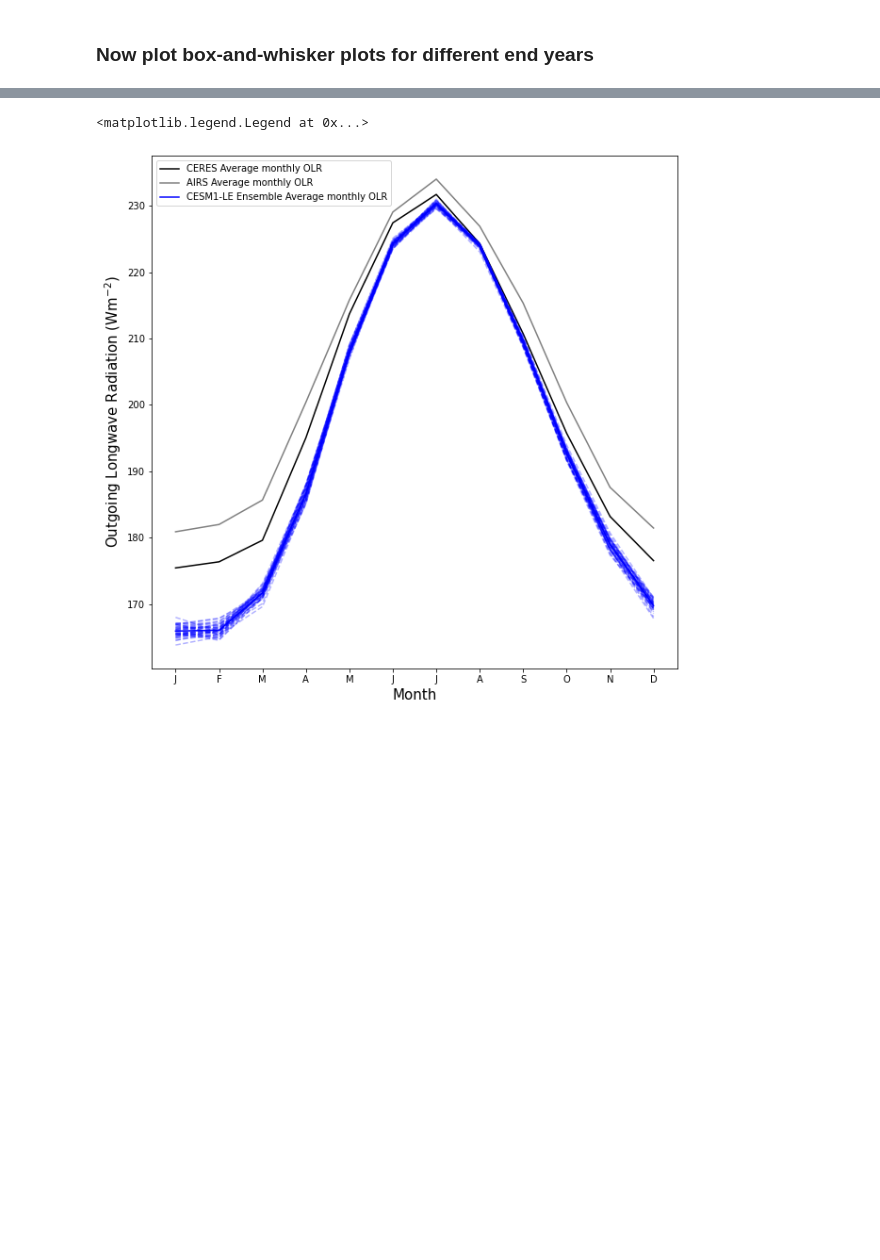
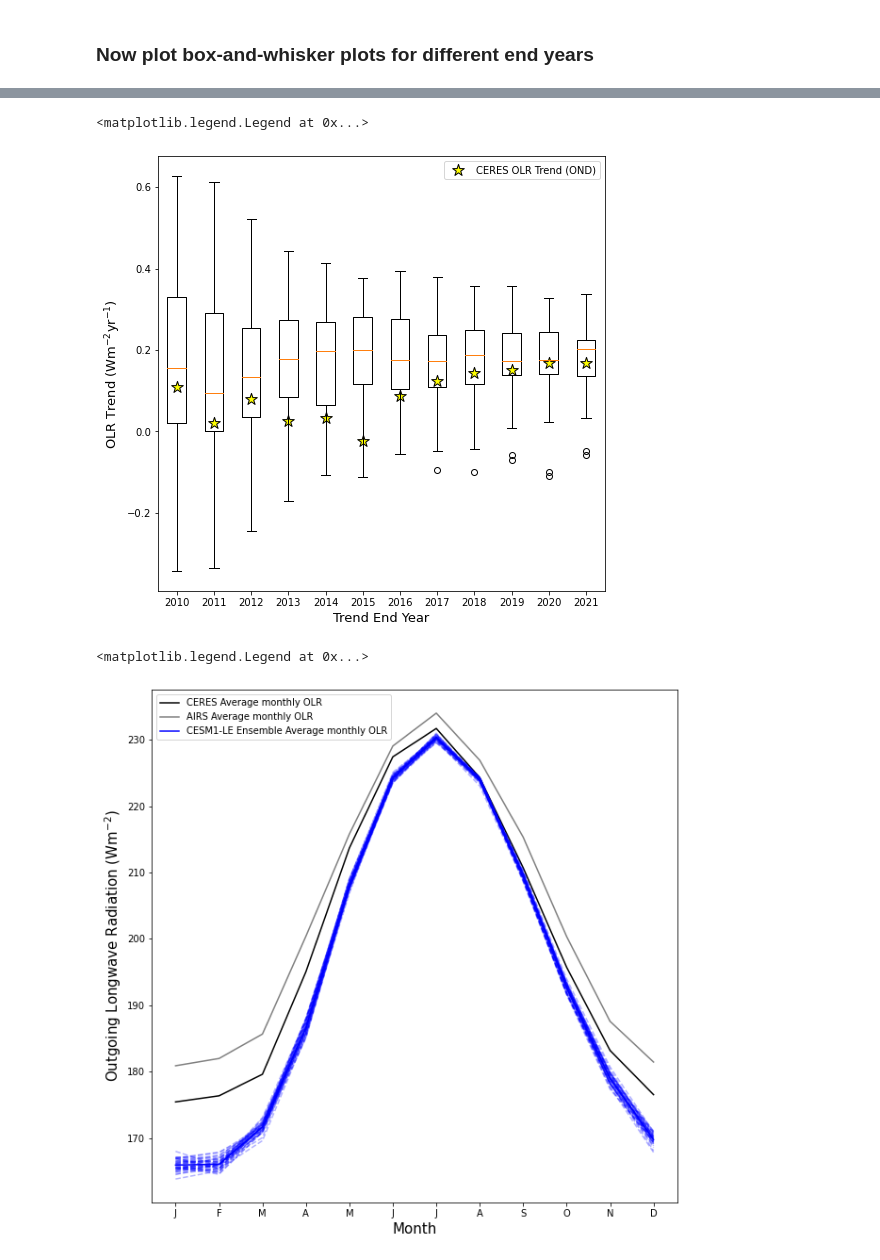
Before and after one commit to jshaw35/spectral_ice, a Jupyter notebook: figure3/figure3.ipynb, the cells around one changed output, grey strips where cells are left out. Saved outputs shown, nothing was run; the diff lists cells and outputs as text; code cells hidden in the pictures; blank space fills up the shorter version.

```diff
--- a/figure3/figure3.ipynb
+++ b/figure3/figure3.ipynb
@@ -500,3 +549,33 @@ plt.legend()
+# %%
+box_fig,box_ax = plt.subplots(1,1,figsize=(8,8))
+
+ceres_slopes = []
+esn_slopes_dict = {}
+
+for _yr in endyrs:
+
+    ceres_tseries_concated = ceres_subset_ondavg.sel(year=slice(None,_yr))
+    cesm_tseries_concated = allens_ond_tseries.sel(year=slice(None,_yr))
+
+    ceres_polyfit = ceres_tseries_concated.polyfit(dim='year',deg=1)
+    cesm_polyfit = cesm_tseries_concated.polyfit(dim='year',deg=1)
+
+    ceres_slope = ceres_polyfit['polyfit_coefficients'].sel(degree=1).values
+    cesm_slopes = cesm_polyfit['polyfit_coefficients'].sel(degree=1).values
+
+    ceres_slopes.append(ceres_slope)
+    esn_slopes_dict[_yr] = cesm_slopes
+
+box_out = plt.boxplot(esn_slopes_dict.values(), labels=endyrs)
+plt.scatter(np.arange(1,13,1),ceres_slopes,label='CERES OLR Trend (OND)',marker='*',color='yellow',edgecolors= "black",s=150)
+
+box_ax.set_xlabel('Trend End Year',fontsize=13)
+box_ax.set_ylabel('OLR Trend (Wm$^{-2}$yr$^{-1}$)',fontsize=13)
+
+plt.legend()
+# %% [output]
+<matplotlib.legend.Legend at 0x...>
+[figure, added]
 # %%
 fig,ax = plt.subplots(1,1,figsize=(10,10))
 
```
Also changed, not shown: parts of 11 cells of this notebook.
